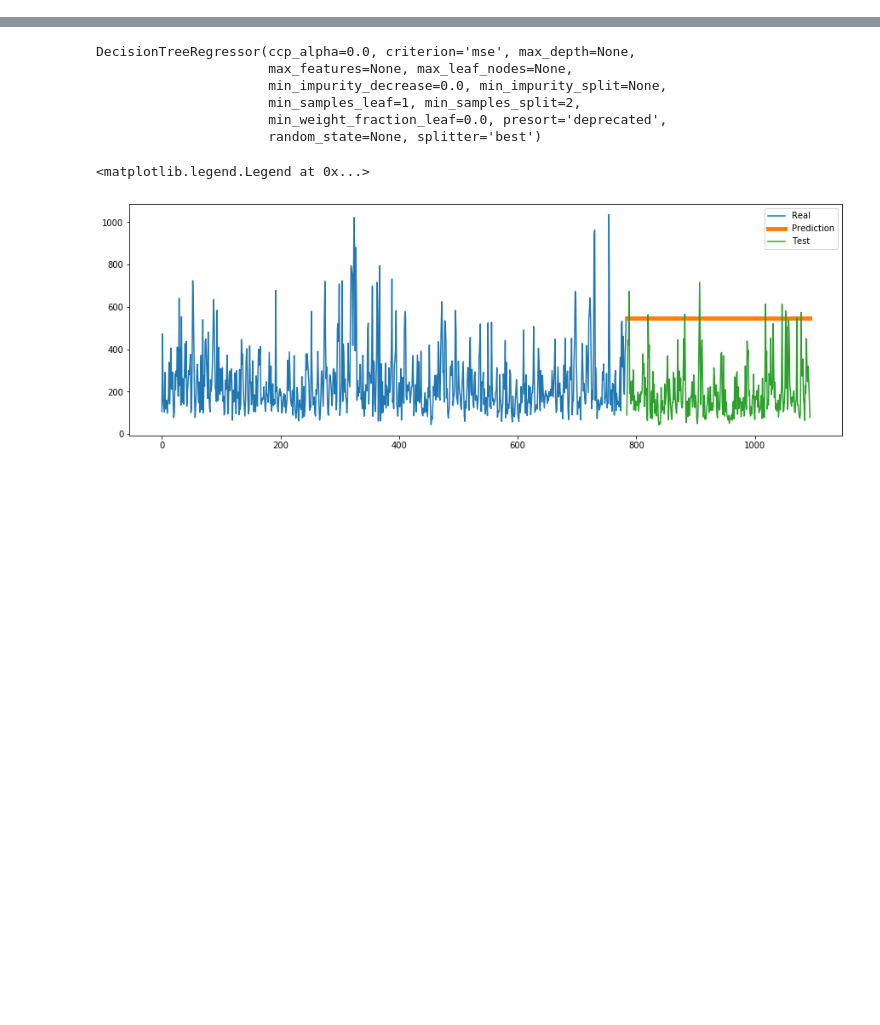
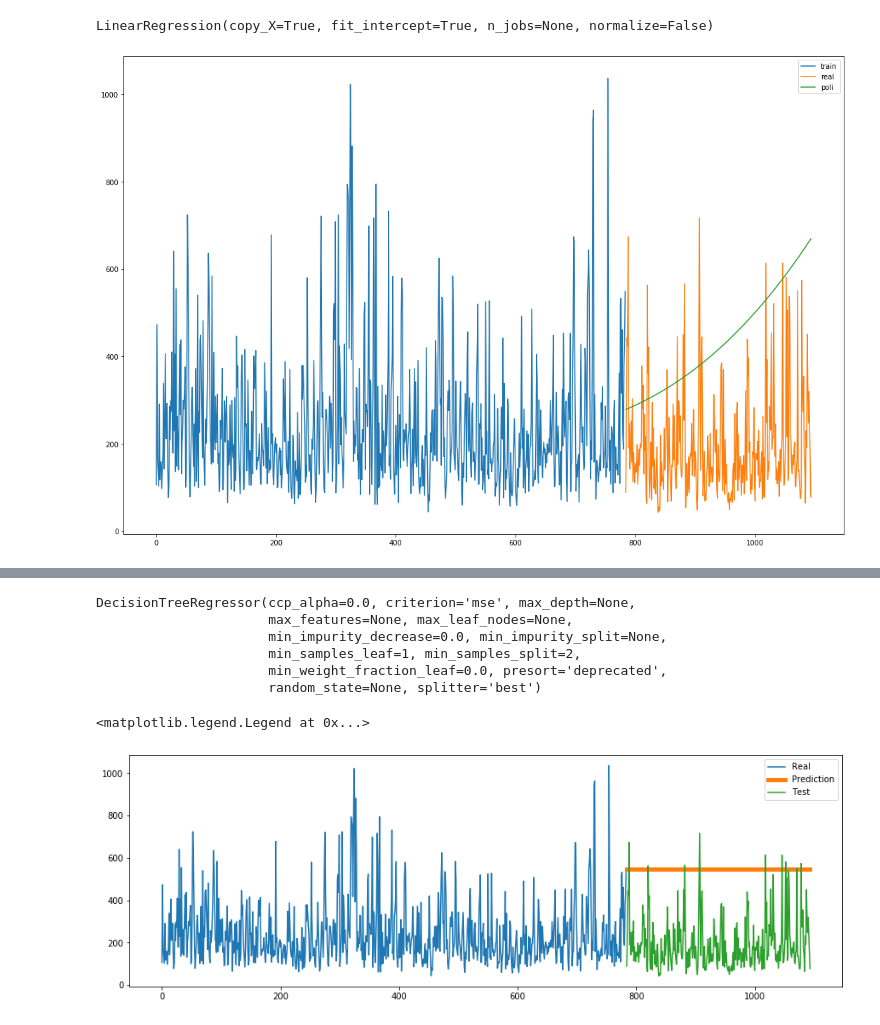
Before and after one commit to marcjs95/master-data-science, a Jupyter notebook: code/Contaminante.ipynb, the cells around one changed output, grey strips where cells are left out. Cells and saved outputs as stored; diff of their text form; code cells hidden in the pictures; blank space fills up the shorter version.

```diff
--- a/code/Contaminante.ipynb
+++ b/code/Contaminante.ipynb
@@ -27,0 +35,19 @@ x_test = x[-TEST_SIZE:]
+# %%
+x_test_poli = poli_reg.fit_transform(x_test)
+# %%
+pr = LinearRegression()
+# %%
+pr.fit(x_train_poli, train)
+# %% [output]
+LinearRegression(copy_X=True, fit_intercept=True, n_jobs=None, normalize=False)
+# %%
+y_pred_pr = pr.predict(x_test_poli)
+# %%
+fig, ax = plt.subplots(1, 1, figsize=(15, 10))
+ax.plot(x_train, train_1, label='train')
+ax.plot(x_test, test_1, label='real')
+ax.plot(x_test, y_pred_pr, label='poli')
+plt.legend()
+plt.tight_layout()
+# %% [output]
+[figure, added]
```
Also changed, not shown: parts of 6 cells of this notebook, 1 other file.
